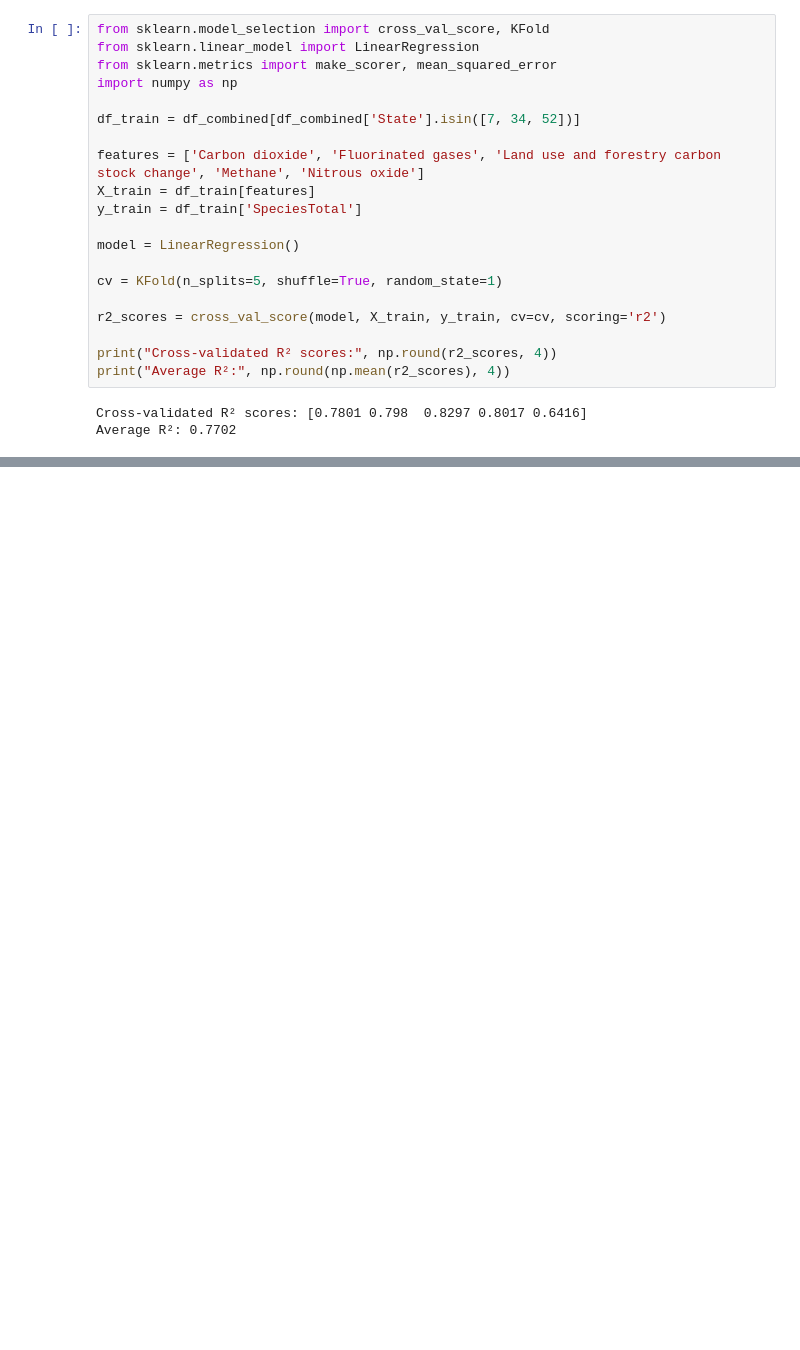
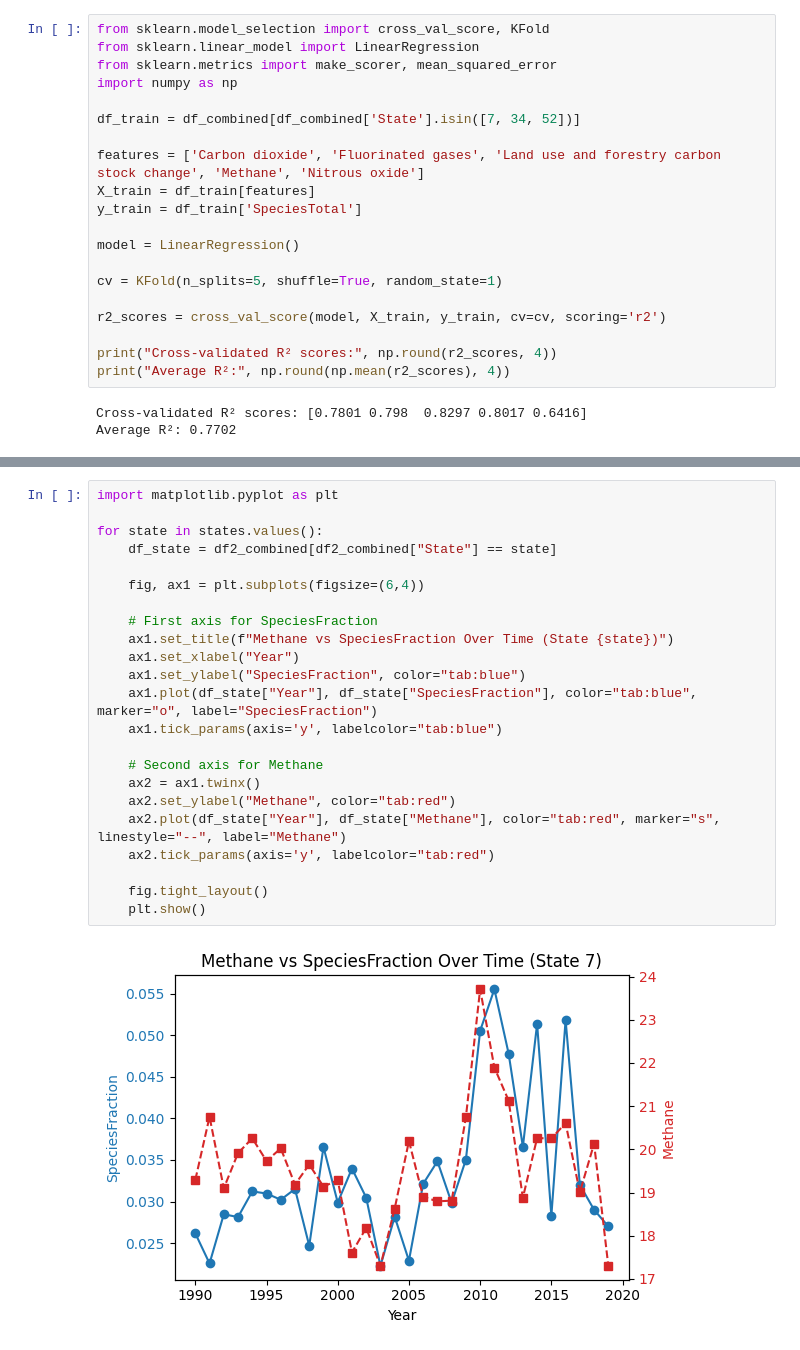
Before and after one commit to mt3842/STAT4291proj, a Jupyter notebook: data/processed/bird.ipynb, the cells around one changed output, grey strips where cells are left out. Saved outputs shown, nothing was run; the diff lists cells and outputs as text; blank space fills up the shorter version.

```diff
--- a/data/processed/bird.ipynb
+++ b/data/processed/bird.ipynb
@@ -243,0 +335,25 @@ Average R²: 0.7702
+# %%
+import matplotlib.pyplot as plt
+
+for state in states.values():
+    df_state = df2_combined[df2_combined["State"] == state]
+
+    fig, ax1 = plt.subplots(figsize=(6,4))
+
+    # First axis for SpeciesFraction
+    ax1.set_title(f"Methane vs SpeciesFraction Over Time (State {state})")
+    ax1.set_xlabel("Year")
+    ax1.set_ylabel("SpeciesFraction", color="tab:blue")
+    ax1.plot(df_state["Year"], df_state["SpeciesFraction"], color="tab:blue", marker="o", label="SpeciesFraction")
+    ax1.tick_params(axis='y', labelcolor="tab:blue")
+
+    # Second axis for Methane
+    ax2 = ax1.twinx()
+    ax2.set_ylabel("Methane", color="tab:red")
+    ax2.plot(df_state["Year"], df_state["Methane"], color="tab:red", marker="s", linestyle="--", label="Methane")
+    ax2.tick_params(axis='y', labelcolor="tab:red")
+
+    fig.tight_layout()
+    plt.show()
+# %% [output]
+[figure, added]
```
Also changed, not shown: parts of 12 cells of this notebook, 2 other files.
